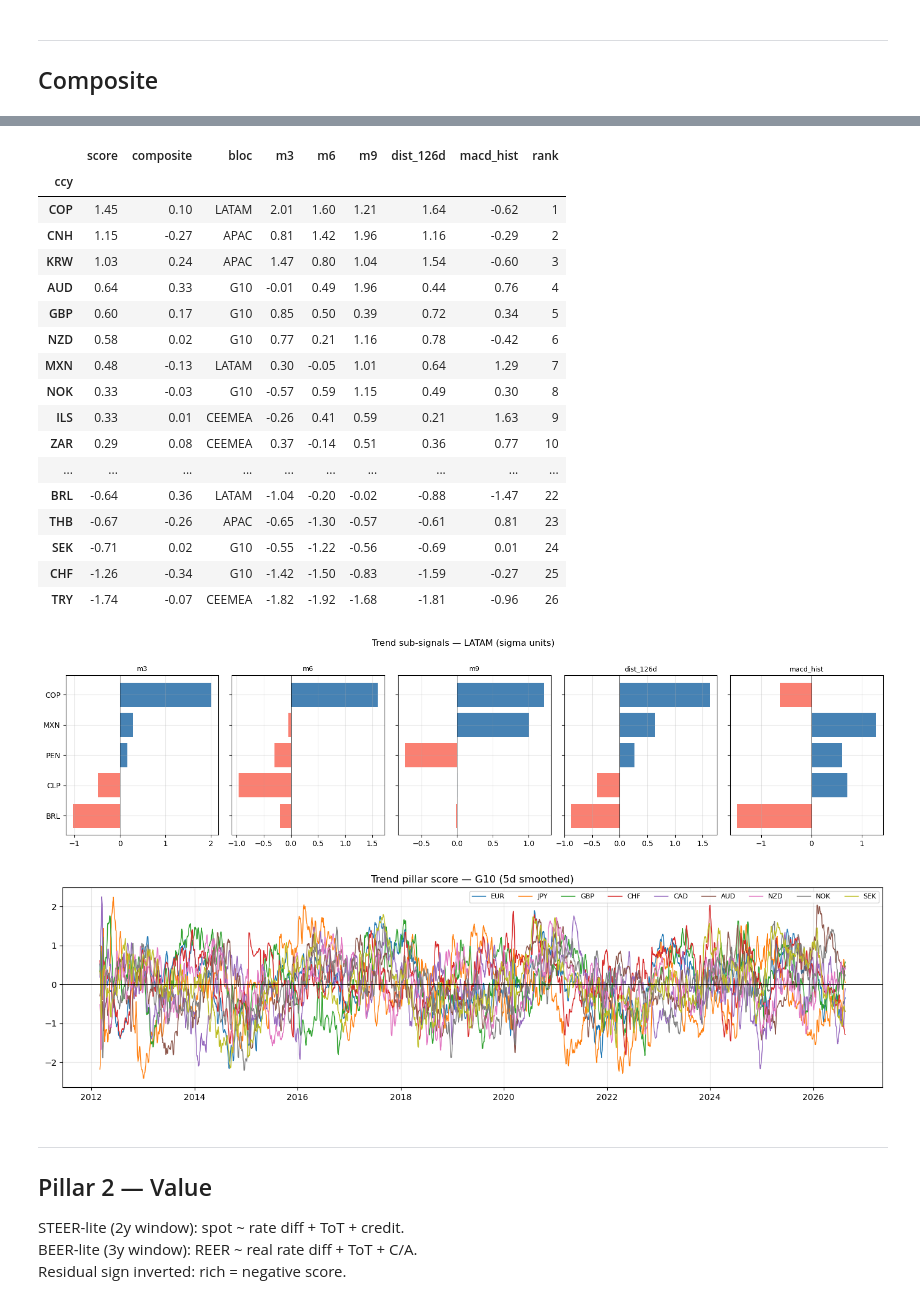
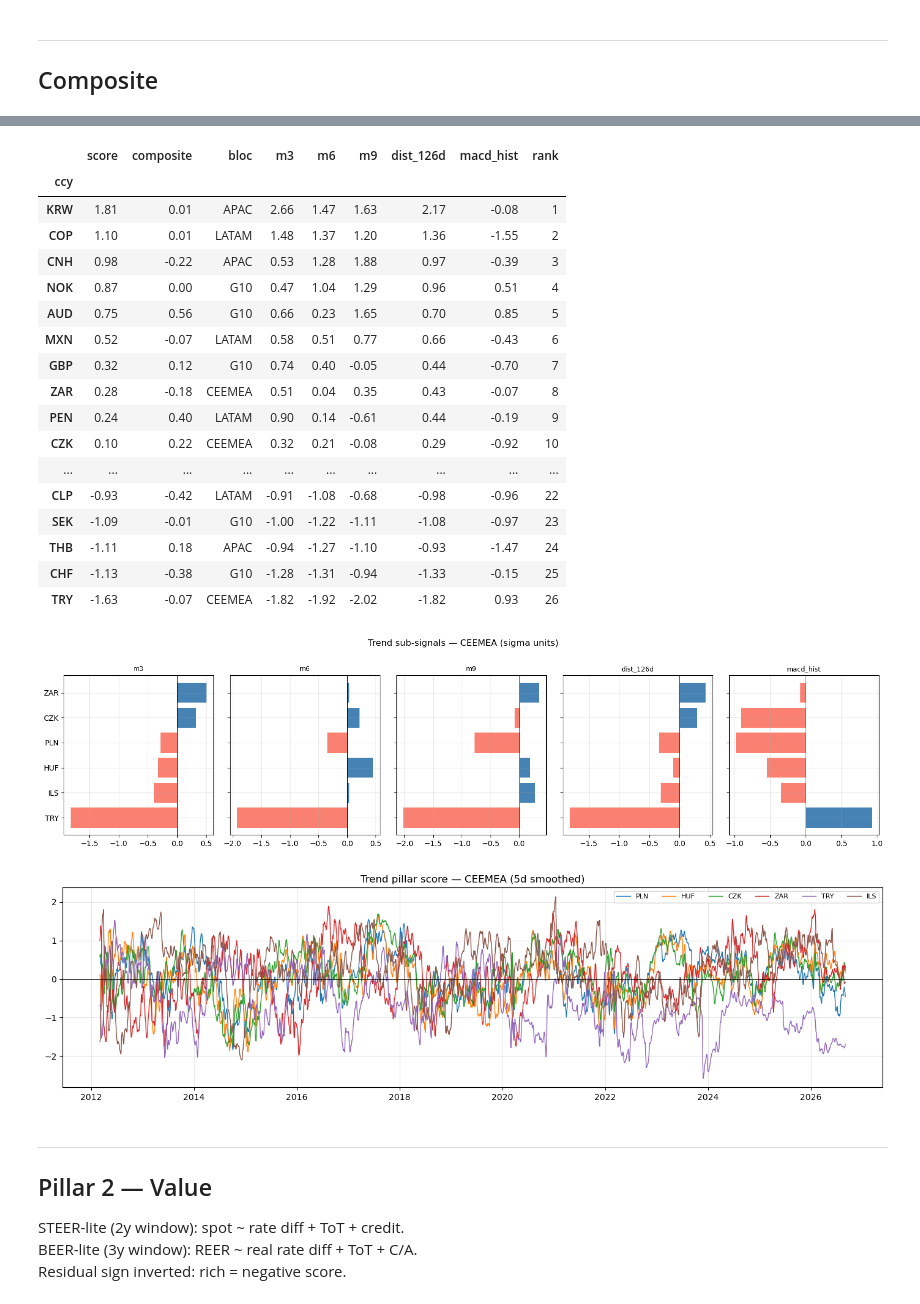
Before and after one commit to cclimon/macro, a Jupyter notebook: fxscreener/fx_screener.ipynb, the cells around one changed output, grey strips where cells are left out. Drawn from its saved outputs; the diff is of its cells as text; code cells hidden in the pictures.

Commit message:
Update monitor notebook, fx_screener; add FXPM_Trend.py; update macrofx README

```diff
--- a/fxscreener/fx_screener.ipynb
+++ b/fxscreener/fx_screener.ipynb
@@ -29,6 +106,6 @@ s = ex.load()
   importlib.reload(ex)
   s = ex.load()
 
-  ex.to_excel_raw('raw_datamonday.xlsx')
+  # ex.to_excel_raw('raw_20260901.xlsx')
 # %% [output]
 1 tickers unresolved — pillars renormalised over survivors. Run `python bbg.py --validate` for details.
@@ -142,54 +210,54 @@ ex.snapshot('trend')
 # %% [output]
 |  | score | composite | bloc | m3 | m6 | m9 | dist_126d | macd_hist | rank |
 | ccy |  |  |  |  |  |  |  |  |  |
-| COP | 1.45 | 0.10 | LATAM | 2.01 | 1.60 | 1.21 | 1.64 | -0.62 | 1 |
-| CNH | 1.15 | -0.27 | APAC | 0.81 | 1.42 | 1.96 | 1.16 | -0.29 | 2 |
-| KRW | 1.03 | 0.24 | APAC | 1.47 | 0.80 | 1.04 | 1.54 | -0.60 | 3 |
-| AUD | 0.64 | 0.33 | G10 | -0.01 | 0.49 | 1.96 | 0.44 | 0.76 | 4 |
-| GBP | 0.60 | 0.17 | G10 | 0.85 | 0.50 | 0.39 | 0.72 | 0.34 | 5 |
-| NZD | 0.58 | 0.02 | G10 | 0.77 | 0.21 | 1.16 | 0.78 | -0.42 | 6 |
-| MXN | 0.48 | -0.13 | LATAM | 0.30 | -0.05 | 1.01 | 0.64 | 1.29 | 7 |
-| NOK | 0.33 | -0.03 | G10 | -0.57 | 0.59 | 1.15 | 0.49 | 0.30 | 8 |
-| ILS | 0.33 | 0.01 | CEEMEA | -0.26 | 0.41 | 0.59 | 0.21 | 1.63 | 9 |
-| ZAR | 0.29 | 0.08 | CEEMEA | 0.37 | -0.14 | 0.51 | 0.36 | 0.77 | 10 |
+| KRW | 1.81 | 0.01 | APAC | 2.66 | 1.47 | 1.63 | 2.17 | -0.08 | 1 |
+| COP | 1.10 | 0.01 | LATAM | 1.48 | 1.37 | 1.20 | 1.36 | -1.55 | 2 |
+| CNH | 0.98 | -0.22 | APAC | 0.53 | 1.28 | 1.88 | 0.97 | -0.39 | 3 |
+| NOK | 0.87 | 0.00 | G10 | 0.47 | 1.04 | 1.29 | 0.96 | 0.51 | 4 |
+| AUD | 0.75 | 0.56 | G10 | 0.66 | 0.23 | 1.65 | 0.70 | 0.85 | 5 |
+| MXN | 0.52 | -0.07 | LATAM | 0.58 | 0.51 | 0.77 | 0.66 | -0.43 | 6 |
+| GBP | 0.32 | 0.12 | G10 | 0.74 | 0.40 | -0.05 | 0.44 | -0.70 | 7 |
+| ZAR | 0.28 | -0.18 | CEEMEA | 0.51 | 0.04 | 0.35 | 0.43 | -0.07 | 8 |
+| PEN | 0.24 | 0.40 | LATAM | 0.90 | 0.14 | -0.61 | 0.44 | -0.19 | 9 |
+| CZK | 0.10 | 0.22 | CEEMEA | 0.32 | 0.21 | -0.08 | 0.29 | -0.92 | 10 |
 | ... | ... | ... | ... | ... | ... | ... | ... | ... | ... |
-| BRL | -0.64 | 0.36 | LATAM | -1.04 | -0.20 | -0.02 | -0.88 | -1.47 | 22 |
-| THB | -0.67 | -0.26 | APAC | -0.65 | -1.30 | -0.57 | -0.61 | 0.81 | 23 |
-| SEK | -0.71 | 0.02 | G10 | -0.55 | -1.22 | -0.56 | -0.69 | 0.01 | 24 |
-| CHF | -1.26 | -0.34 | G10 | -1.42 | -1.50 | -0.83 | -1.59 | -0.27 | 25 |
-| TRY | -1.74 | -0.07 | CEEMEA | -1.82 | -1.92 | -1.68 | -1.81 | -0.96 | 26 |
+| CLP | -0.93 | -0.42 | LATAM | -0.91 | -1.08 | -0.68 | -0.98 | -0.96 | 22 |
+| SEK | -1.09 | -0.01 | G10 | -1.00 | -1.22 | -1.11 | -1.08 | -0.97 | 23 |
+| THB | -1.11 | 0.18 | APAC | -0.94 | -1.27 | -1.10 | -0.93 | -1.47 | 24 |
+| CHF | -1.13 | -0.38 | G10 | -1.28 | -1.31 | -0.94 | -1.33 | -0.15 | 25 |
+| TRY | -1.63 | -0.07 | CEEMEA | -1.82 | -1.92 | -2.02 | -1.82 | 0.93 | 26 |
 # %%
 # Sub-signal bar chart — G10
 sub_cols = ['m3', 'm6', 'm9', 'dist_126d', 'macd_hist']
 vt = ex.snapshot('trend')
-g10 = vt[vt.bloc == 'LATAM']
+g10 = vt[vt.bloc == 'CEEMEA']
 
 fig, axes = plt.subplots(1, len(sub_cols), figsize=(16, 4), sharey=True)
 for ax, col in zip(axes, sub_cols):
     vals = g10[col].sort_values()
     colors = ['steelblue' if v >= 0 else 'salmon' for v in vals]
     ax.barh(vals.index, vals.values, color=colors)
     ax.axvline(0, color='black', lw=0.6)
     ax.set_title(col, fontsize=9)
-fig.suptitle('Trend sub-signals — LATAM (sigma units)', y=1.01)
+fig.suptitle('Trend sub-signals — CEEMEA (sigma units)', y=1.01)
 plt.tight_layout()
 plt.show()
 # %% [output]
-[figure, old version]
+[figure, new version]
 # %%
 # Trend score history — G10
-g10 = [p.ccy for p in __import__('config').G10]
+g10 = [p.ccy for p in __import__('config').CEEMEA]
 fig, ax = plt.subplots(figsize=(14, 4))
 for ccy in g10:
     h = ex.history('trend', ccy).rolling(5).mean()
     ax.plot(h.index, h.values, label=ccy, lw=1)
 ax.axhline(0, color='black', lw=0.6)
-ax.set_title('Trend pillar score — G10 (5d smoothed)')
+ax.set_title('Trend pillar score — CEEMEA (5d smoothed)')
 ax.legend(ncol=9, fontsize=8)
 plt.tight_layout()
 plt.show()
 # %% [output]
-[figure, old version]
+[figure, new version]
 # %% [markdown]
 ---
 ## Pillar 2 — Value
```
Also changed, not shown: parts of 39 cells of this notebook, 3 other files.
